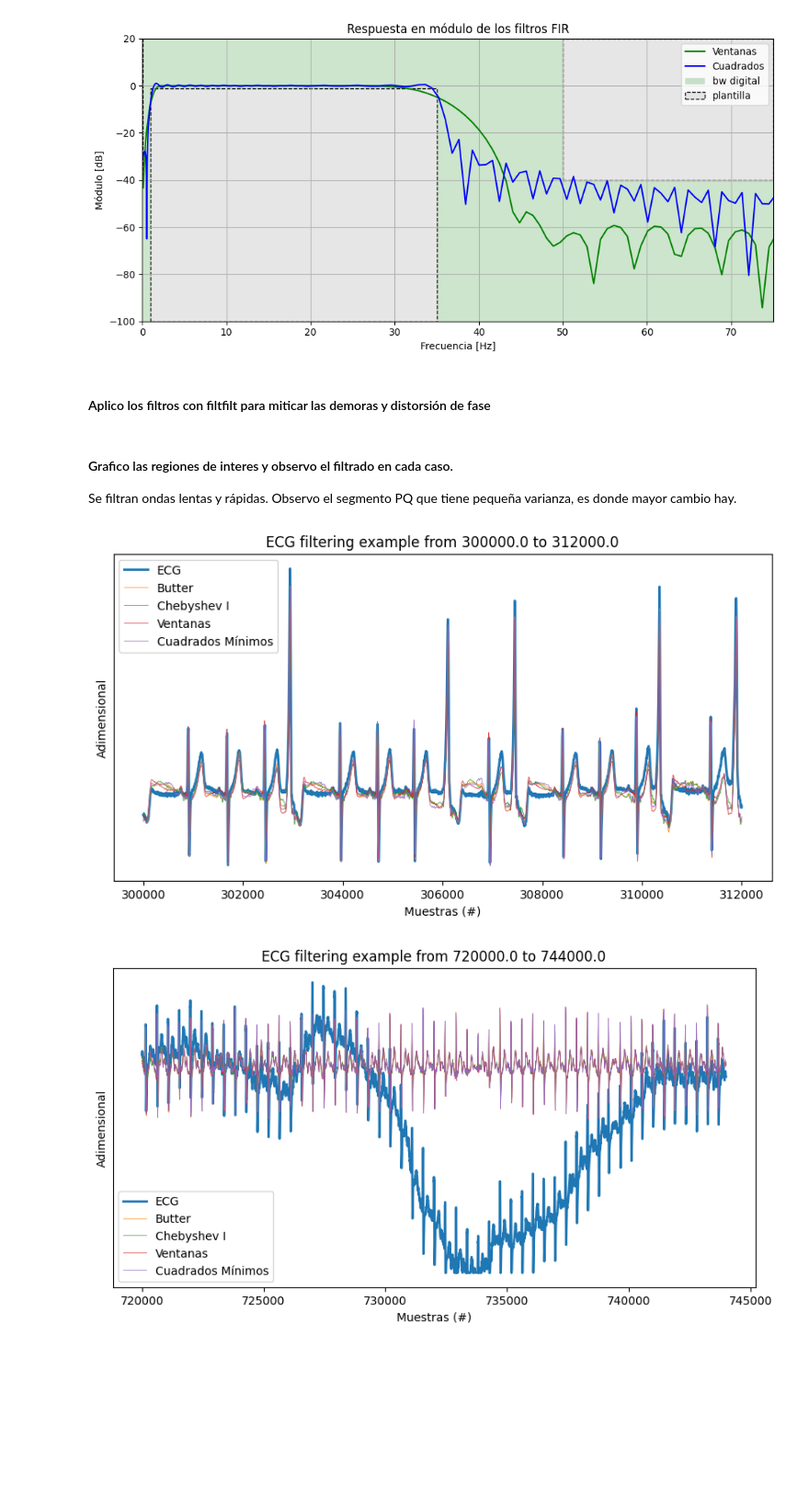
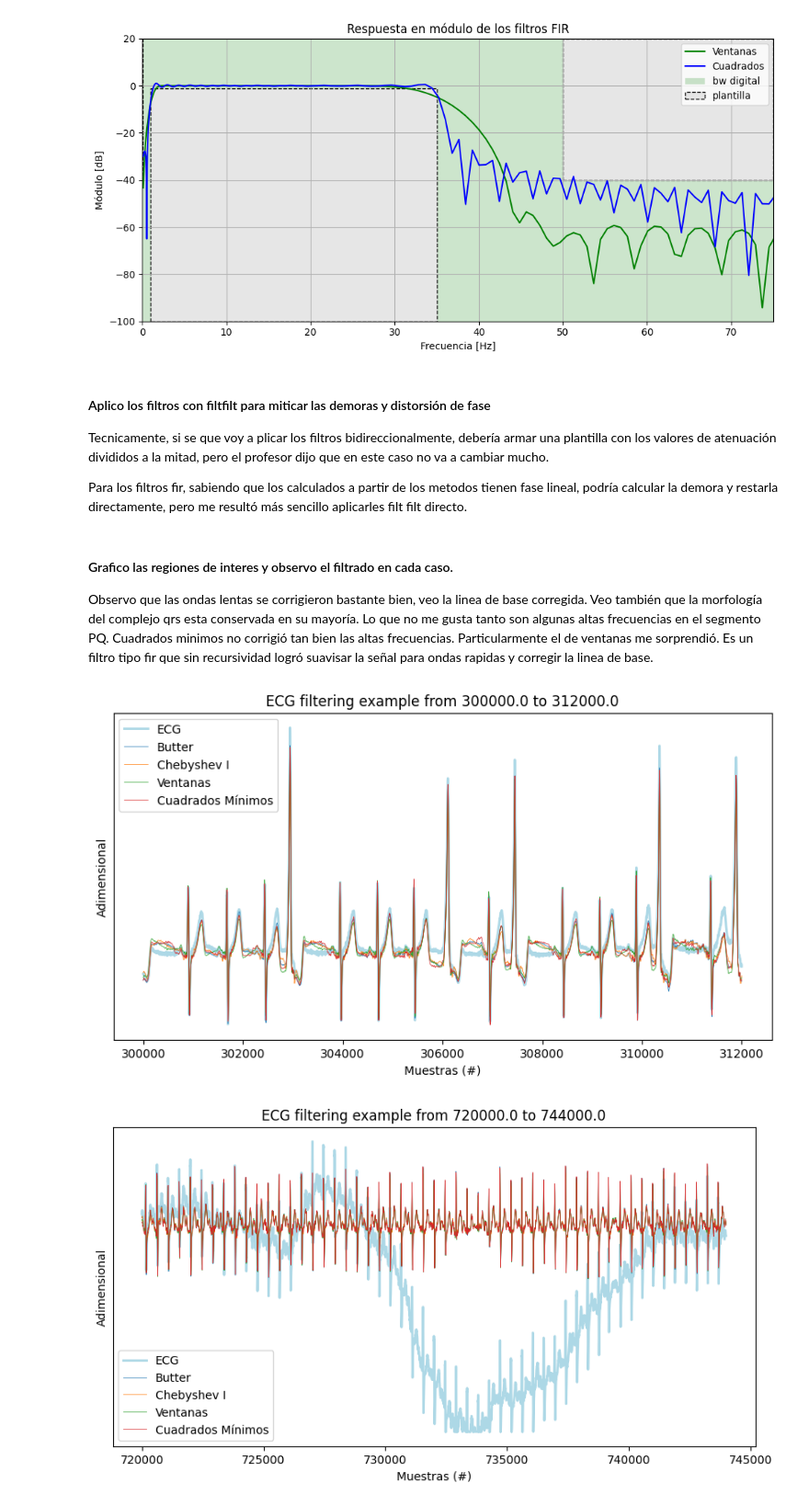
Before and after one commit to Greta-unsam/APS2.0, a Jupyter notebook: Tarea 7/Tarea7.ipynb, the cells around one changed output. Shown at 92% size. Drawn from its saved outputs; the diff is of its cells as text; code cells hidden in the pictures; blank space fills up the shorter version.

```diff
--- a/Tarea 7/Tarea7.ipynb
+++ b/Tarea 7/Tarea7.ipynb
@@ -199,6 +235,11 @@ plt.show()
 [figure]
 # %% [markdown]
 #### Aplico los filtros con filtfilt para miticar las demoras y distorsión de fase
+
+
+Tecnicamente, si se que voy a plicar los filtros bidireccionalmente, debería armar una plantilla con los valores de atenuación divididos a la mitad, pero el profesor dijo que en este caso no va a cambiar mucho.
+
+Para los filtros fir, sabiendo que los calculados a partir de los metodos tienen fase lineal, podría calcular la demora y restarla directamente, pero me resultó más sencillo aplicarles filt filt directo.
 # %%
 
 #########################################
@@ -217,7 +258,8 @@ ecg_cuad = sig.filtfilt(b_firls, 1.0, ecg)
 # %% [markdown]
 #### Grafico las regiones de interes y observo el filtrado en cada caso.
 
-Se filtran ondas lentas y rápidas. Observo el segmento PQ que tiene pequeña varianza, es donde mayor cambio hay.
+
+Observo que las ondas lentas se corrigieron bastante bien, veo la linea de base corregida. Veo también que la morfología del complejo qrs esta conservada en su mayoría. Lo que no me gusta tanto son algunas altas frecuencias en el segmento PQ. Cuadrados minimos no corrigió tan bien las altas frecuencias. Particularmente el de ventanas me sorprendió. Es un filtro tipo fir que sin recursividad logró suavisar la señal para ondas rapidas y corregir la linea de base.
 # %%
 
 ########### GRAFICOS TEMPORALES ###########
@@ -236,33 +278,33 @@ regs_interes = (
         [10e3, 11e3], # muestras
         )
 
 for ii in regs_interes:
 
     # intervalo limitado de 0 a cant_muestras
     zoom_region = np.arange(np.max([0, ii[0]]), np.min([cant_muestras, ii[1]]), dtype='uint')
 
     plt.figure(figsize=(fig_sz_x, fig_sz_y), dpi= fig_dpi, facecolor='w', edgecolor='k')
-    plt.plot(zoom_region, ecg[zoom_region], label='ECG', linewidth=2)
+    plt.plot(zoom_region, ecg[zoom_region], label='ECG', linewidth=2,color='lightblue')
     plt.plot(zoom_region, ecg_butter[zoom_region + demora], label='Butter',linewidth=0.5)
     plt.plot(zoom_region, ecg_cheby[zoom_region + demora], label='Chebyshev I',linewidth=0.5)
     plt.plot(zoom_region, ecg_vent[zoom_region + demora], label='Ventanas',linewidth=0.5)
     plt.plot(zoom_region, ecg_cuad[zoom_region + demora], label='Cuadrados Mínimos',linewidth=0.5)
 
 
     plt.title('ECG filtering example from ' + str(ii[0]) + ' to ' + str(ii[1]) )
     plt.ylabel('Adimensional')
     plt.xlabel('Muestras (#)')
 
     axes_hdl = plt.gca()
     axes_hdl.legend()
     axes_hdl.set_yticks(())
 
     plt.show()
 
     ###### ESPECTROGRAMAS ######
 
     # Calcular el periodograma de Welch para cada señal
 nperseg = 2048
 # %% [output]
-[figure, old version]
+[figure, new version]
-[figure, old version]
+[figure, new version]
```
Also changed, not shown: parts of 7 cells of this notebook, 2 other files.
